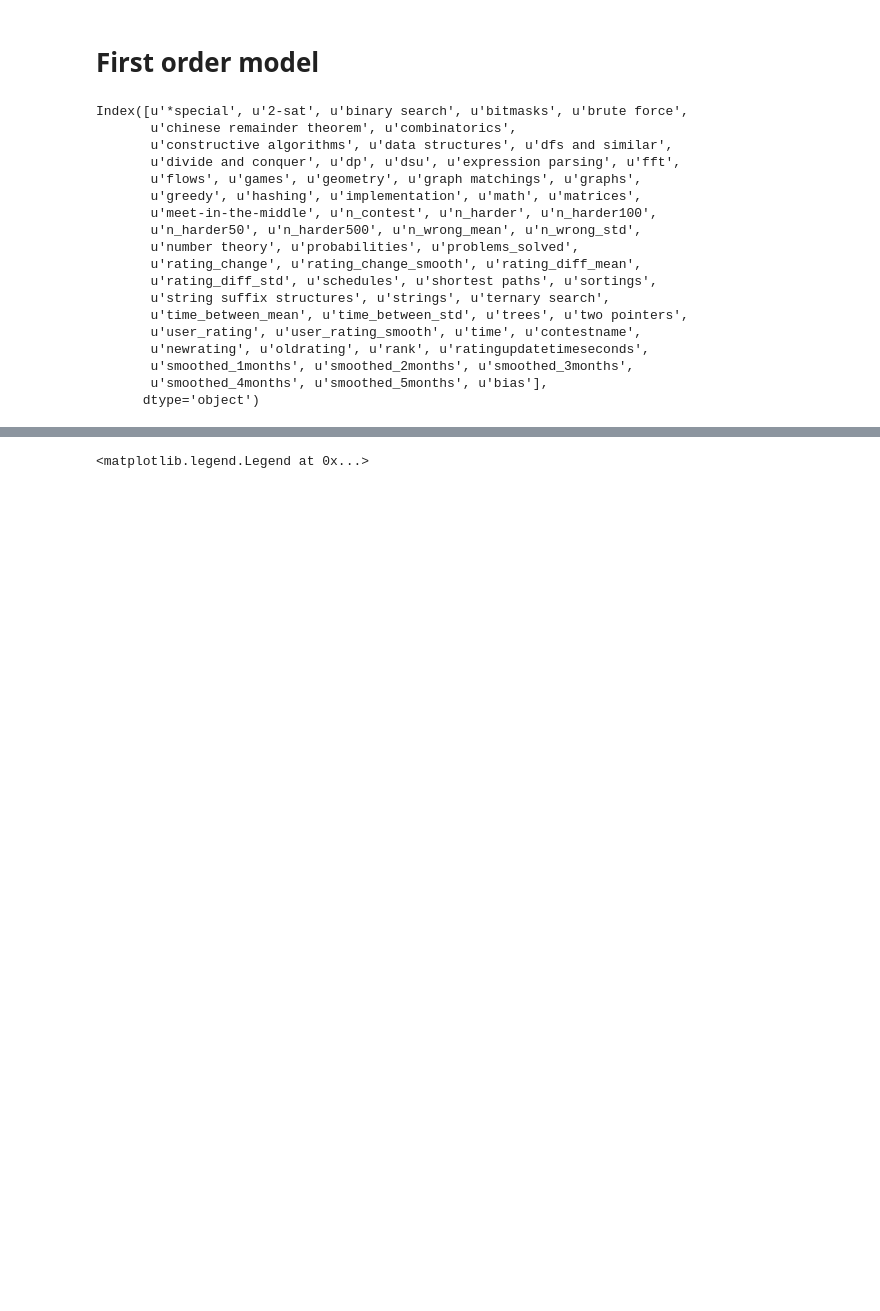
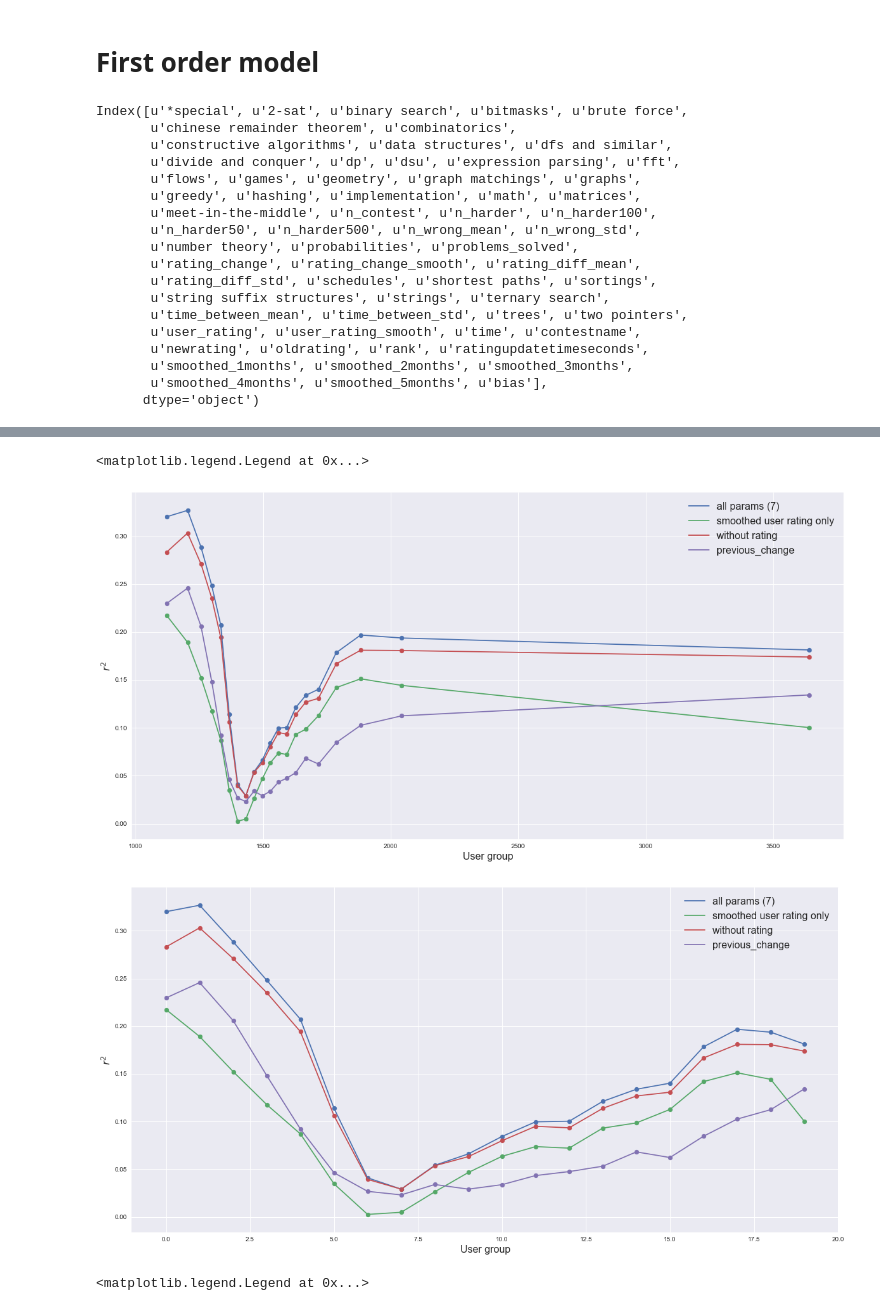
Before and after one commit to yjiao/codeforces_predict, a Jupyter notebook: linear_regression-timeaware.ipynb, the cells around one changed output, grey strips where cells are left out. Cells and saved outputs as stored; diff of their text form; code cells hidden in the pictures; blank space fills up the shorter version.

```diff
--- a/linear_regression-timeaware.ipynb
+++ b/linear_regression-timeaware.ipynb
@@ -228,3 +305,6 @@ plt.legend(['all params (6)', 'smoothed user rating only', 'without rating'], fo
+# %%
+q, qbins = pd.qcut(dfm.user_rating_smooth, 20, retbins=True)
+dfm['q'] = q
 # %%
 dfm['prev'] = np.roll(dfm['delta_smoothed_%dmonths' % month], 1)
 Y = dfm['delta_smoothed_%dmonths'%month]
@@ -287 +371,34 @@ for low, high in zip(lows, highs):
+# %%
+plt.rcParams['figure.figsize'] = (20.0, 10.0)
+
+plt.plot   (qbins[1:], contr_all)
+plt.scatter(qbins[1:], contr_all)
+plt.plot   (qbins[1:], contr_rating)
+plt.scatter(qbins[1:], contr_rating)
+plt.plot   (qbins[1:], contr_norating)
+plt.scatter(qbins[1:], contr_norating)
+plt.plot   (qbins[1:], contr_lookbehind)
+plt.scatter(qbins[1:], contr_lookbehind)
+
+plt.ylabel('$r^2$', fontsize=16)
+plt.xlabel('User group', fontsize=16)
+plt.legend(['all params (7)', 'smoothed user rating only', 'without rating', 'previous_change'], fontsize=16)
+
+plt.figure()
+plt.plot   (range(20), contr_all)
+plt.scatter(range(20), contr_all)
+plt.plot   (range(20), contr_rating)
+plt.scatter(range(20), contr_rating)
+plt.plot   (range(20), contr_norating)
+plt.scatter(range(20), contr_norating)
+plt.plot   (range(20), contr_lookbehind)
+plt.scatter(range(20), contr_lookbehind)
+
+plt.ylabel('$r^2$', fontsize=16)
+plt.xlabel('User group', fontsize=16)
+plt.legend(['all params (7)', 'smoothed user rating only', 'without rating', 'previous_change'], fontsize=16)
+# %% [output]
+<matplotlib.legend.Legend at 0x...>
+[figure, added]
+[figure, added]
 # %%
```
Also changed, not shown: parts of 24 cells of this notebook, 32 other files.
